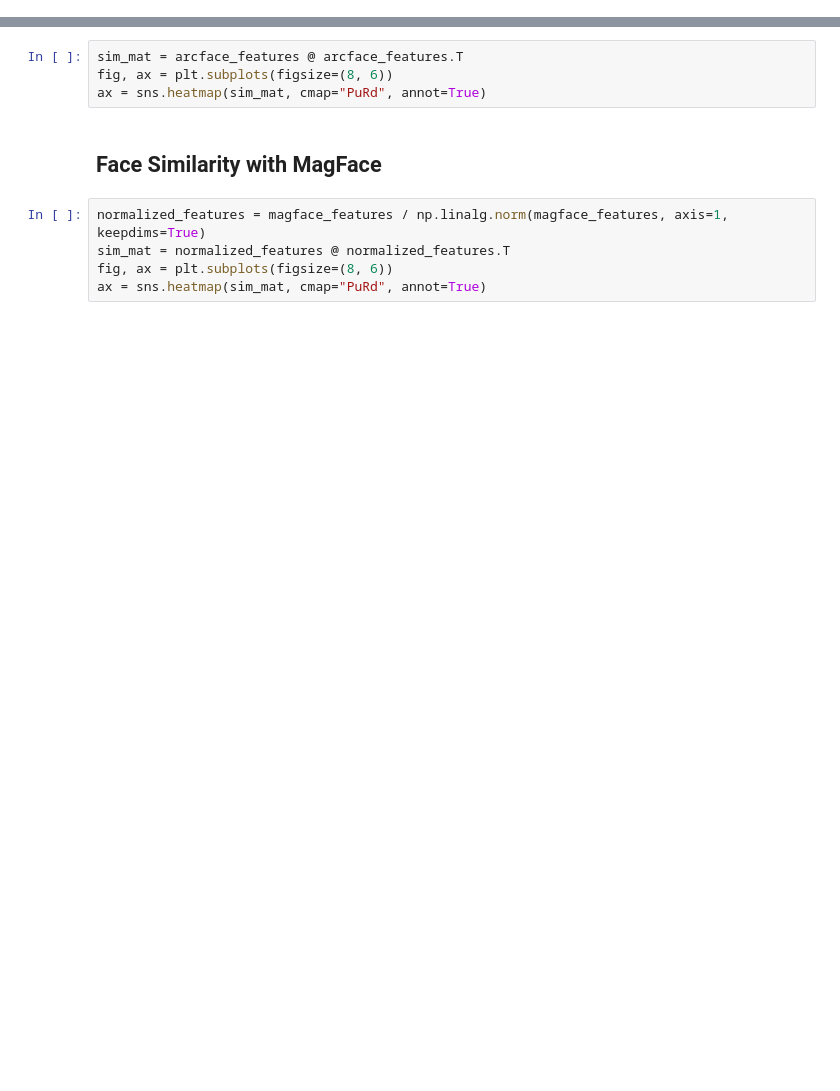
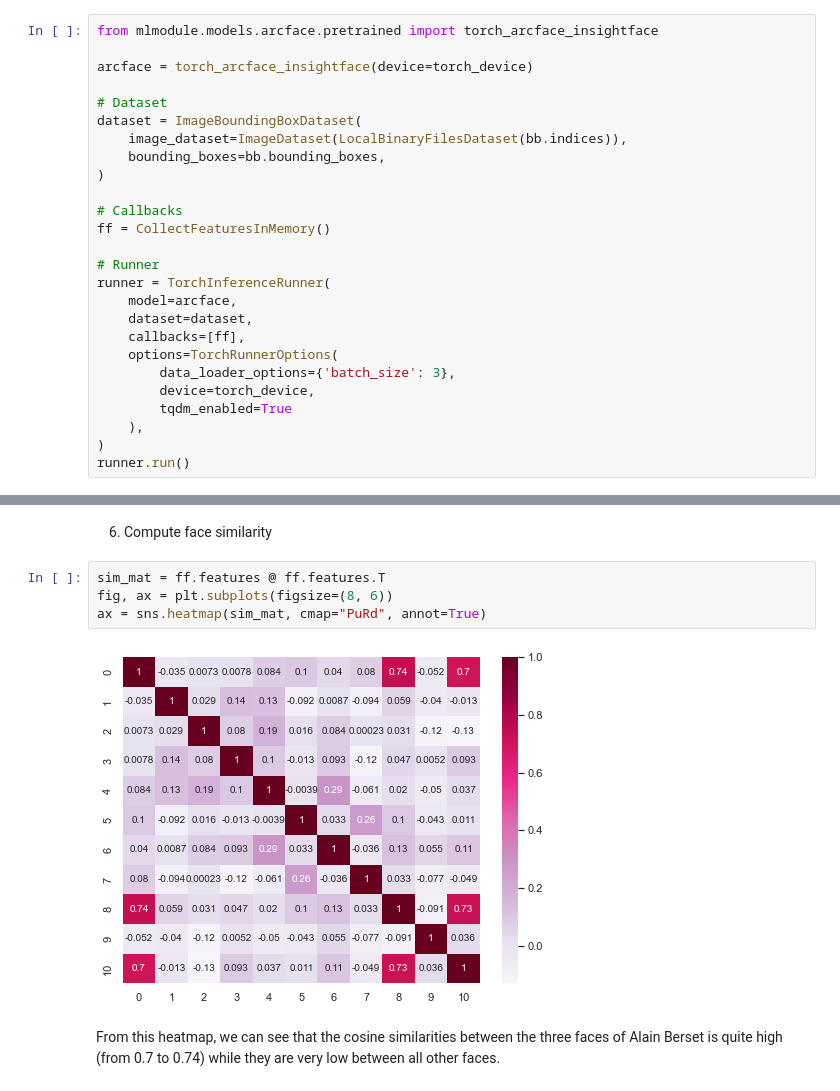
Before and after one commit to mozuma/mozuma, a Jupyter notebook: notebooks/test_arcface.ipynb, the cells around one changed output, grey strips where cells are left out. Drawn from its saved outputs; the diff is of its cells as text; blank space fills up the shorter version.

Commit message:
updating arcface notebook

```diff
--- a/notebooks/test_arcface.ipynb
+++ b/notebooks/test_arcface.ipynb
@@ -62,0 +66,26 @@ d_indices, magface_features = magface.bulk_inference(
+# %%
+from mlmodule.models.arcface.pretrained import torch_arcface_insightface
+
+arcface = torch_arcface_insightface(device=torch_device)
+
+# Dataset
+dataset = ImageBoundingBoxDataset(
+    image_dataset=ImageDataset(LocalBinaryFilesDataset(bb.indices)),
+    bounding_boxes=bb.bounding_boxes,
+)
+
+# Callbacks
+ff = CollectFeaturesInMemory()
+
+# Runner
+runner = TorchInferenceRunner(
+    model=arcface,
+    dataset=dataset,
+    callbacks=[ff],
+    options=TorchRunnerOptions(
+        data_loader_options={'batch_size': 3},
+        device=torch_device,
+        tqdm_enabled=True
+    ),
+)
+runner.run()
@@ -94,11 +120,10 @@ plt.imshow(result)
+# %% [markdown]
+6. Compute face similarity
 # %%
-sim_mat = arcface_features @ arcface_features.T
+sim_mat = ff.features @ ff.features.T
 fig, ax = plt.subplots(figsize=(8, 6))
 ax = sns.heatmap(sim_mat, cmap="PuRd", annot=True)
+# %% [output]
+[figure, added]
-# %% [markdown]
-## Face Similarity with MagFace
-# %%
-normalized_features = magface_features / np.linalg.norm(magface_features, axis=1, keepdims=True)
-sim_mat = normalized_features @ normalized_features.T
-fig, ax = plt.subplots(figsize=(8, 6))
-ax = sns.heatmap(sim_mat, cmap="PuRd", annot=True)
+# %% [markdown]
+From this heatmap, we can see that the cosine similarities between the three faces of Alain Berset is quite high (from 0.7 to 0.74) while they are very low between all other faces.
```
Also changed, not shown: parts of 17 cells of this notebook, 1 other file.
